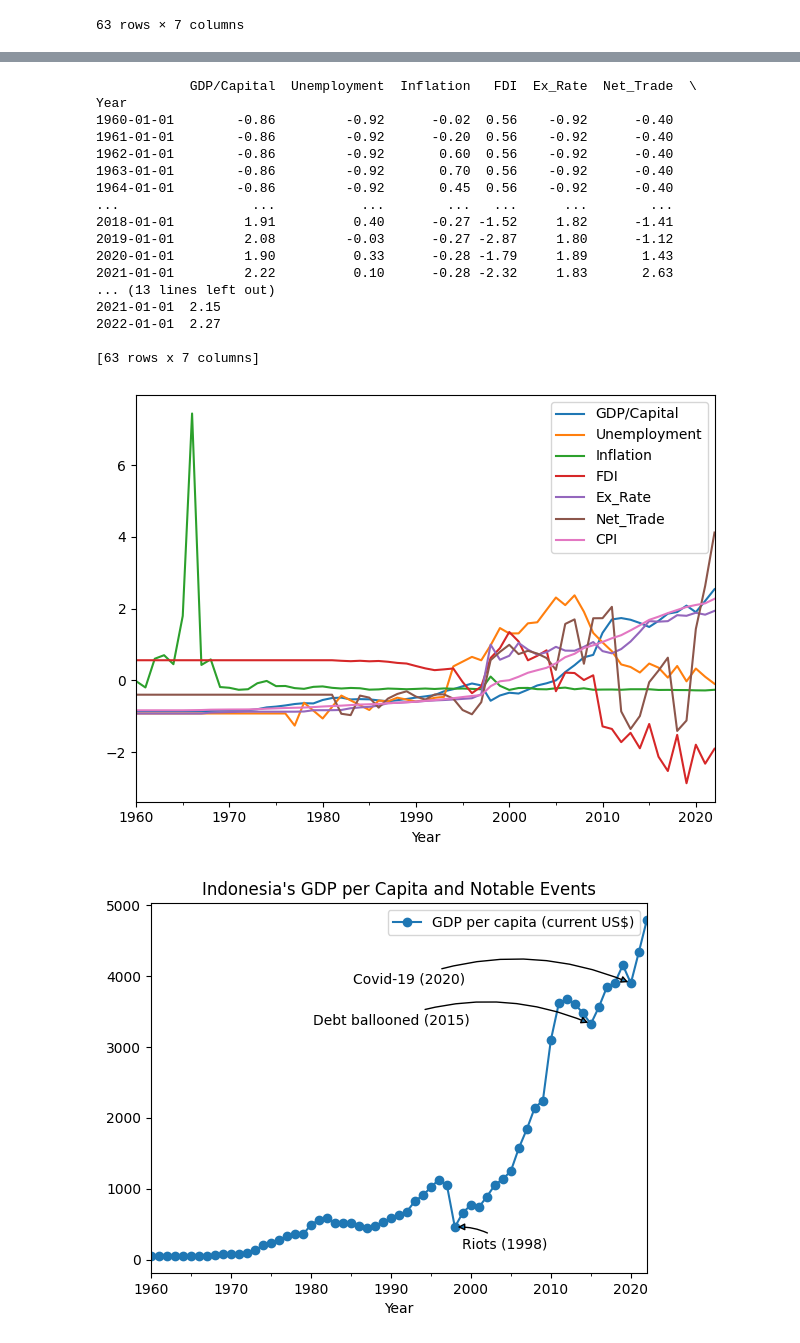
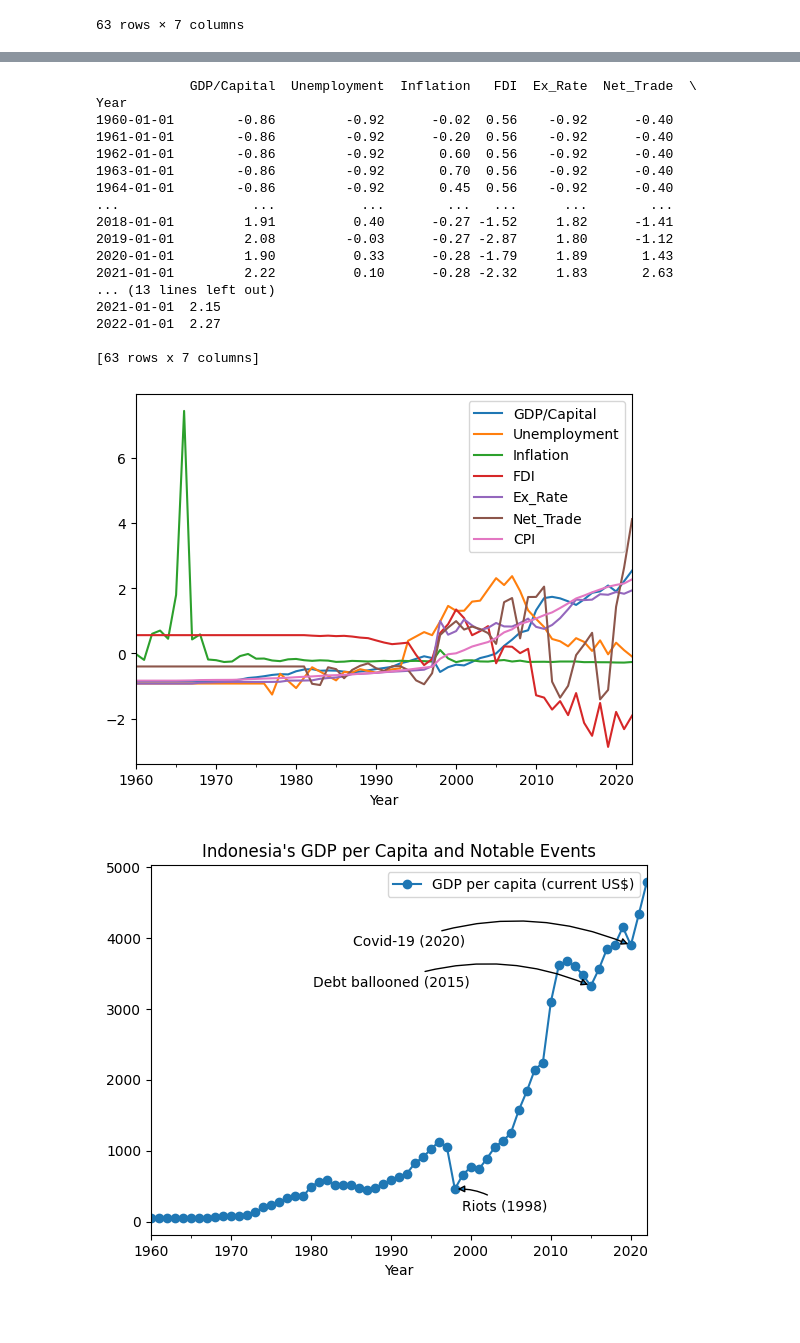
Before and after one commit to rizal-mujahiddan/Analyst_Economy_Indonesia, a Jupyter notebook: world-development-indicators-code.ipynb, the cells around one changed output, grey strips where cells are left out. Drawn from its saved outputs; the diff is of its cells as text; code cells hidden in the pictures; blank space fills up the shorter version.

```diff
--- a/world-development-indicators-code.ipynb
+++ b/world-development-indicators-code.ipynb
@@ -412,35 +412,35 @@ cobasaja = pd.DataFrame(cobasaja,
 cobasaja.columns = ['GDP/Capital',
                     'Unemployment',                    'Inflation',
                     'FDI',
                     'Ex_Rate',
                     'Net_Trade',
                     'CPI',
                    ]
 
 print(cobasaja)
 cobasaja.plot()
-plt.tight_layout()
+
 plt.savefig('Standarized_MacroEconomic.png')
 plt.show()
 # %% [output]
             GDP/Capital  Unemployment  Inflation   FDI  Ex_Rate  Net_Trade  \
 Year
 1960-01-01        -0.86         -0.92      -0.02  0.56    -0.92      -0.40
 1961-01-01        -0.86         -0.92      -0.20  0.56    -0.92      -0.40
 1962-01-01        -0.86         -0.92       0.60  0.56    -0.92      -0.40
 1963-01-01        -0.86         -0.92       0.70  0.56    -0.92      -0.40
 1964-01-01        -0.86         -0.92       0.45  0.56    -0.92      -0.40
 ...                 ...           ...        ...   ...      ...        ...
 2018-01-01         1.91          0.40      -0.27 -1.52     1.82      -1.41
 2019-01-01         2.08         -0.03      -0.27 -2.87     1.80      -1.12
 2020-01-01         1.90          0.33      -0.28 -1.79     1.89       1.43
 2021-01-01         2.22          0.10      -0.28 -2.32     1.83       2.63
 ... (13 lines left out)
 2021-01-01  2.15
 2022-01-01  2.27
 
 [63 rows x 7 columns]
-[figure, old version]
+[figure, new version]
 # %%
 import pandas as pd
 import matplotlib.pyplot as plt
```
Also changed, not shown: parts of 70 cells of this notebook.
